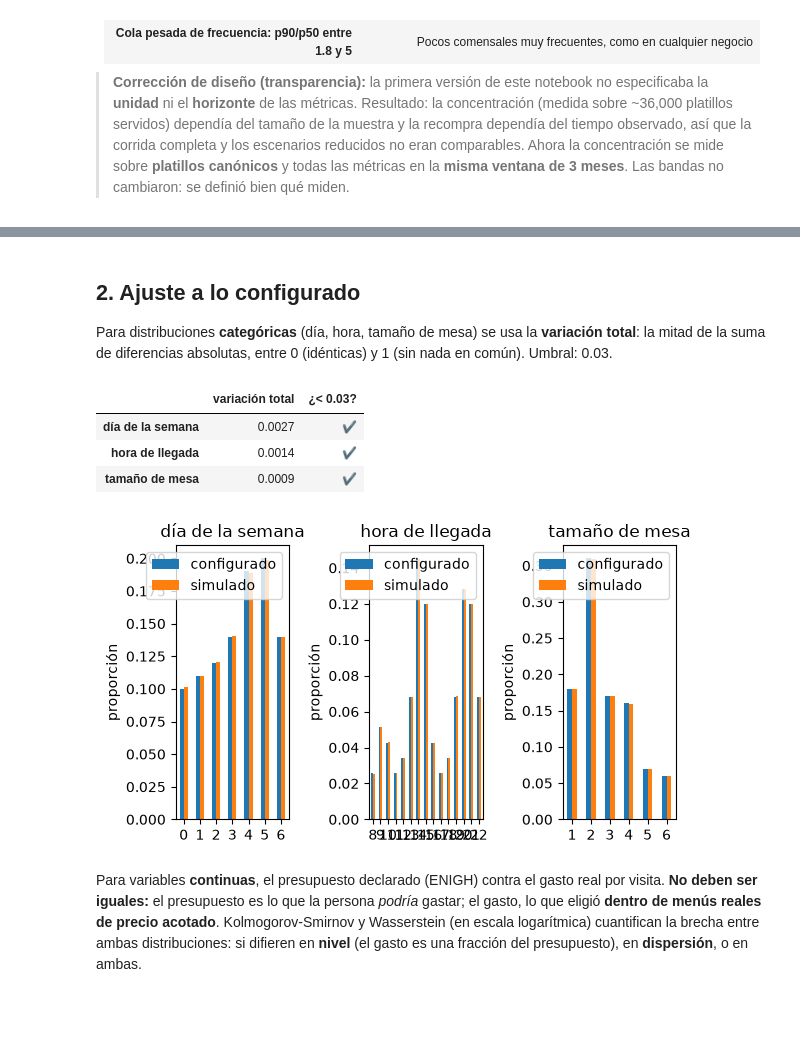
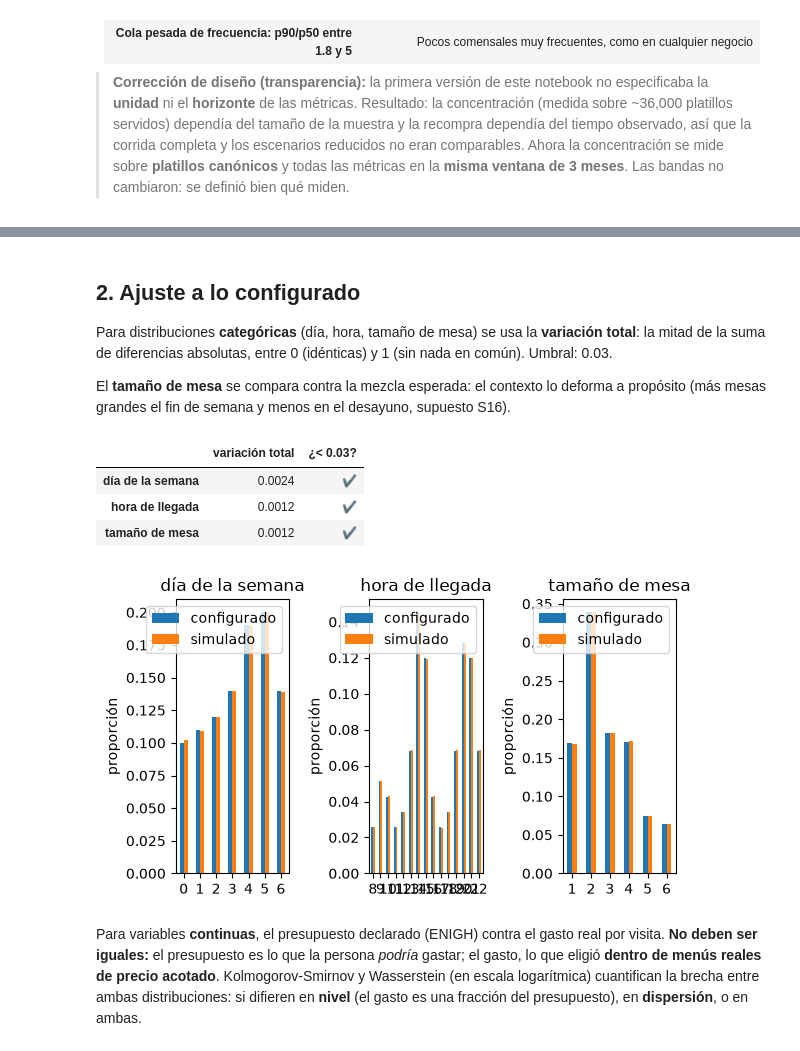
Before and after one commit to Nataliaa05/puzzle-recomendador, a Jupyter notebook: notebooks/04_validacion_simulacion.ipynb, the cells around one changed output, grey strips where cells are left out. Cells and saved outputs as stored; diff of their text form; code cells hidden in the pictures; blank space fills up the shorter version.

```diff
--- a/notebooks/04_validacion_simulacion.ipynb
+++ b/notebooks/04_validacion_simulacion.ipynb
@@ -131,42 +131,52 @@ fig.savefig(paths.figures / "04_hechos_estilizados.png", dpi=150)
 ## 2. Ajuste a lo configurado
 
 Para distribuciones **categóricas** (día, hora, tamaño de mesa) se usa la **variación total**: la mitad de la suma de diferencias absolutas, entre 0 (idénticas) y 1 (sin nada en común). Umbral: 0.03.
+
+El **tamaño de mesa** se compara contra la mezcla esperada: el contexto lo deforma a propósito (más mesas grandes el fin de semana y menos en el desayuno, supuesto S16).
 # %%
+from puzzle_recsys.simulation.context import expected_pax_distribution
+
 local = sessions["opened_at"].dt.tz_convert(sim.calendar["timezone"])
 w = np.asarray(sim.visits["weekday_weights"], dtype=float)
 hours = {int(h): p for h, p in sim.visits["hourly_profile"].items()}
-pax_cfg = {int(k): v for k, v in sim.visits["pax_probs"].items()}
+pax_values = np.array([int(k) for k in sim.visits["pax_probs"]])
+# El contexto (fin de semana, desayuno) deforma pax_probs a propósito (S16):
+# lo esperado es la mezcla sobre días y horas, no la tabla base.
+pax_expected = expected_pax_distribution(
+    pax_values, np.array(list(sim.visits["pax_probs"].values()), dtype=float),
+    sim.visits["weekday_weights"], sim.visits["hourly_profile"], sim.visits["party_size_context"],
+)
 comparisons = {
     "día de la semana": (
         pd.Series(w / w.sum(), index=range(7)),
         local.dt.day_of_week.value_counts(normalize=True),
     ),
     "hora de llegada": (
         pd.Series(hours) / sum(hours.values()),
         local.dt.hour.value_counts(normalize=True),
     ),
     "tamaño de mesa": (
-        pd.Series(pax_cfg) / sum(pax_cfg.values()),
+        pd.Series(pax_expected, index=pax_values),
         sessions.loc[sessions["pax"] <= 6, "pax"].value_counts(normalize=True),
     ),
 }
 limit = val["fit_to_config"]["max_total_variation"]
 rows = {}
 fig, axes = plt.subplots(1, 3, figsize=(16, 3.5))
 for ax, (name, (expected, observed)) in zip(axes, comparisons.items(), strict=True):
     observed = observed.reindex(expected.index, fill_value=0)
     rows[name] = {"variación total": total_variation(expected, observed)}
     plot_compare(expected, observed, title=name, ax=ax)
 fig.tight_layout()
 pd.DataFrame(rows).T.assign(
     **{"¿< 0.03?": lambda d: np.where(d["variación total"] < limit, "✔", "✘")}
 ).round(4)
 # %% [output]
 |  | variación total | ¿< 0.03? |
-| día de la semana | 0.0027 | ✔ |
-| hora de llegada | 0.0014 | ✔ |
-| tamaño de mesa | 0.0009 | ✔ |
+| día de la semana | 0.0024 | ✔ |
+| hora de llegada | 0.0012 | ✔ |
+| tamaño de mesa | 0.0012 | ✔ |
-[figure, old version]
+[figure, new version]
 # %% [markdown]
 Para variables **continuas**, el presupuesto declarado (ENIGH) contra el gasto real por visita. **No deben ser iguales:** el presupuesto es lo que la persona *podría* gastar; el gasto, lo que eligió **dentro de menús reales de precio acotado**. Kolmogorov-Smirnov y Wasserstein (en escala logarítmica) cuantifican la brecha entre ambas distribuciones: si difieren en **nivel** (el gasto es una fracción del presupuesto), en **dispersión**, o en ambas.
 # %%
```
Also changed, not shown: parts of 8 cells of this notebook, 12 other files.
